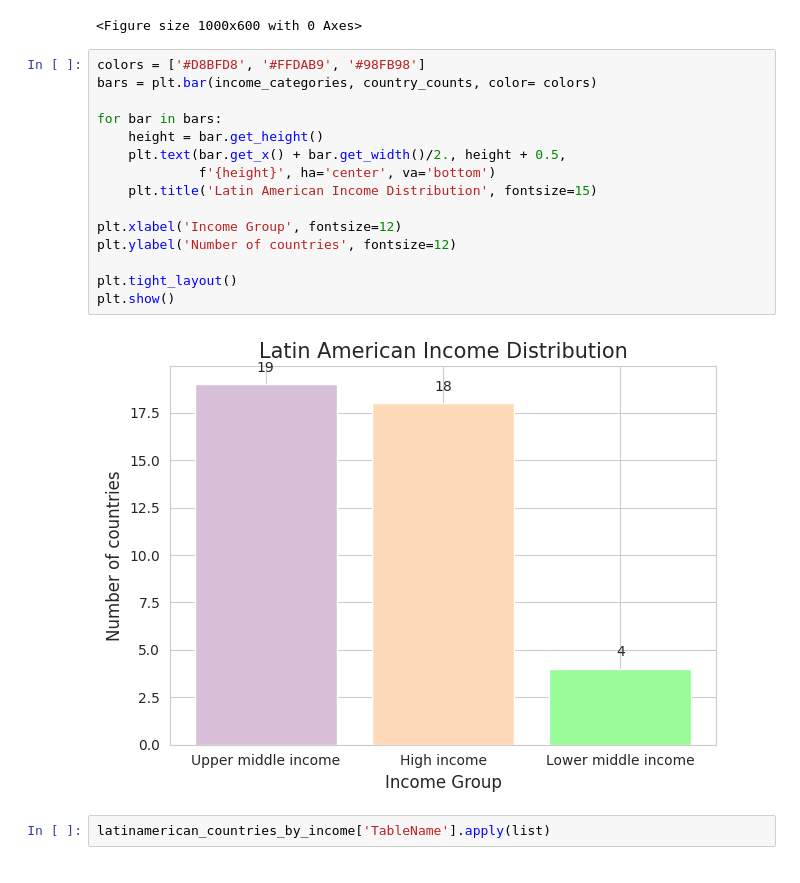
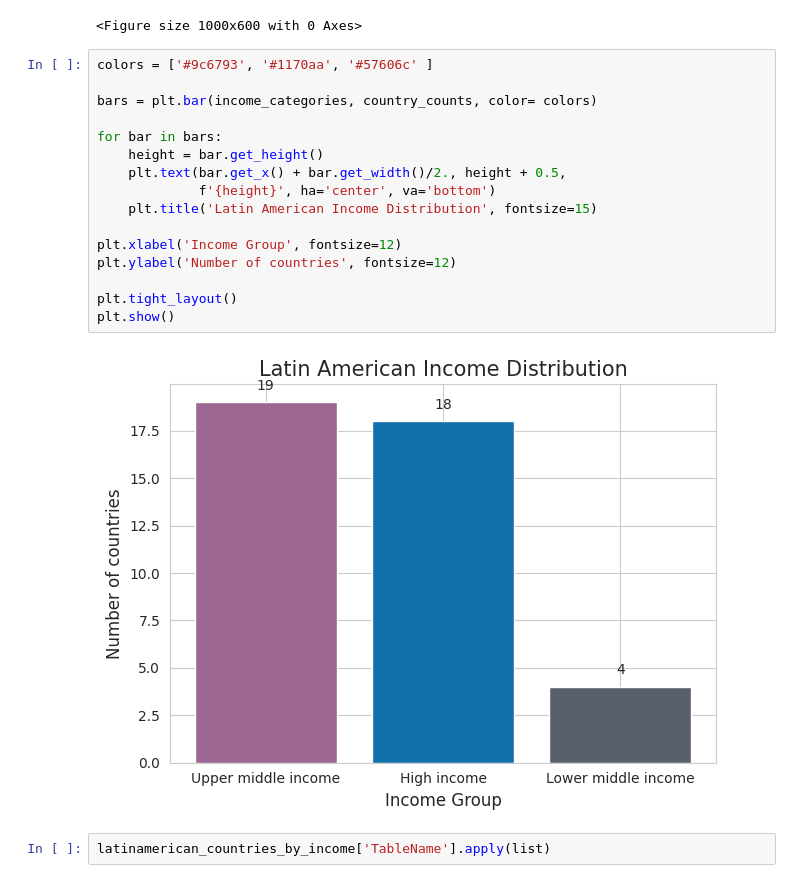
Before and after one commit to andreasoledadguerra/Economic_Inequality_LatinAmerica, a Jupyter notebook: inequality_LA.ipynb, the cells around one changed output. Cells and saved outputs as stored; diff of their text form.

Commit message:
chore :  Set new color palette for data visualizations

```diff
--- a/inequality_LA.ipynb
+++ b/inequality_LA.ipynb
@@ -109,22 +109,23 @@ country_counts = list(latinamerican_income_distribution.values())
 # %% [output]
 <Figure size 1000x600 with 0 Axes>
 # %%
-colors = ['#D8BFD8', '#FFDAB9', '#98FB98']
+colors = ['#9c6793', '#1170aa', '#57606c' ]
+
 bars = plt.bar(income_categories, country_counts, color= colors)
 
 for bar in bars:
     height = bar.get_height()
     plt.text(bar.get_x() + bar.get_width()/2., height + 0.5,
              f'{height}', ha='center', va='bottom')
     plt.title('Latin American Income Distribution', fontsize=15)
 
 plt.xlabel('Income Group', fontsize=12)
 plt.ylabel('Number of countries', fontsize=12)
 
 plt.tight_layout()
 plt.show()
 # %% [output]
-[figure, old version]
+[figure, new version]
 # %%
 latinamerican_countries_by_income['TableName'].apply(list)
 # %% [output]
```
Also changed, not shown: parts of 8 cells of this notebook.
